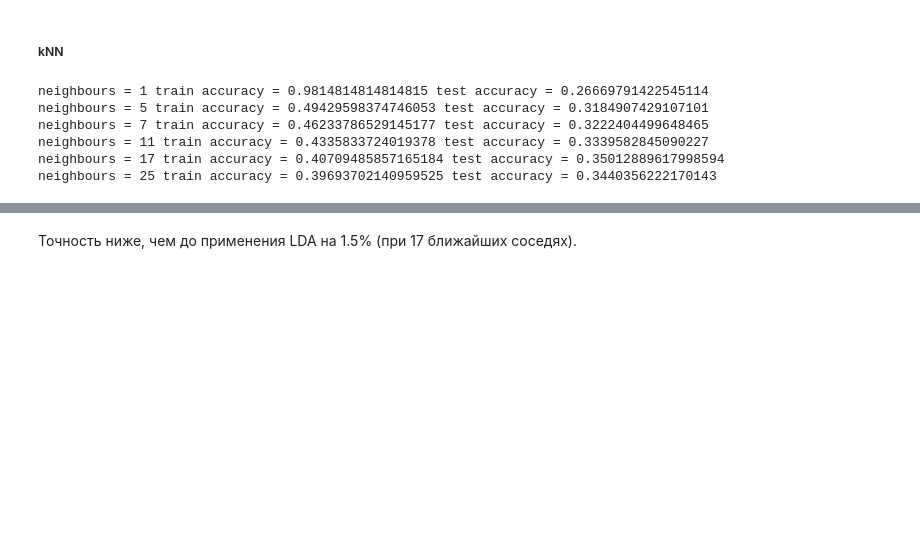
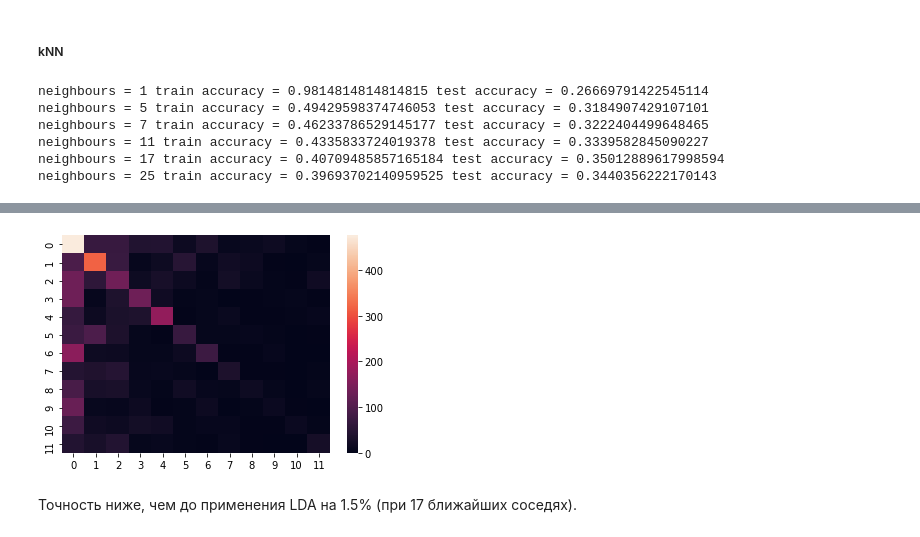
Before and after one commit to g1tCommit/ML_Video_Game_Sales_, a Jupyter notebook: Video_Game_Sales_2.ipynb, the cells around one changed output, grey strips where cells are left out. Cells and saved outputs as stored; diff of their text form; code cells hidden in the pictures; blank space fills up the shorter version.

```diff
--- a/Video_Game_Sales_2.ipynb
+++ b/Video_Game_Sales_2.ipynb
@@ -751,3 +792,8 @@ neighbours = 7 train accuracy = 0.46233786529145177 test accuracy = 0.3222404499
 neighbours = 11 train accuracy = 0.4335833724019378 test accuracy = 0.3339582845090227
 neighbours = 17 train accuracy = 0.40709485857165184 test accuracy = 0.35012889617998594
 neighbours = 25 train accuracy = 0.39693702140959525 test accuracy = 0.3440356222170143
+# %%
+knn = KNeighborsClassifier(n_neighbors = 17)
+knn.fit(X_train, y_train)
+print(confusion_matrix(y_test, knn.predict(X_test), labels=["Action", "Sports", "Misc", "Role-Playing", "Adventure", "Racing",
+                                                         "Shooter","Simulation","Platform","Fighting","Strategy","Puzzle"]))
@@ -754,3 +813,9 @@ neighbours = 25 train accuracy = 0.39693702140959525 test accuracy = 0.344035622
+# %%
+sns.heatmap(confusion_matrix(y_test, knn.predict(X_test), labels=["Action", "Sports", "Misc", "Role-Playing", "Adventure", "Racing",
+                                                         "Shooter","Simulation","Platform","Fighting","Strategy","Puzzle"]))
+pass
+# %% [output]
+[figure, added]
 # %% [markdown]
 Точность ниже, чем до применения LDA на 1.5% (при 17 ближайших соседях).
 # %% [markdown]
```
Also changed, not shown: parts of 12 cells of this notebook.
